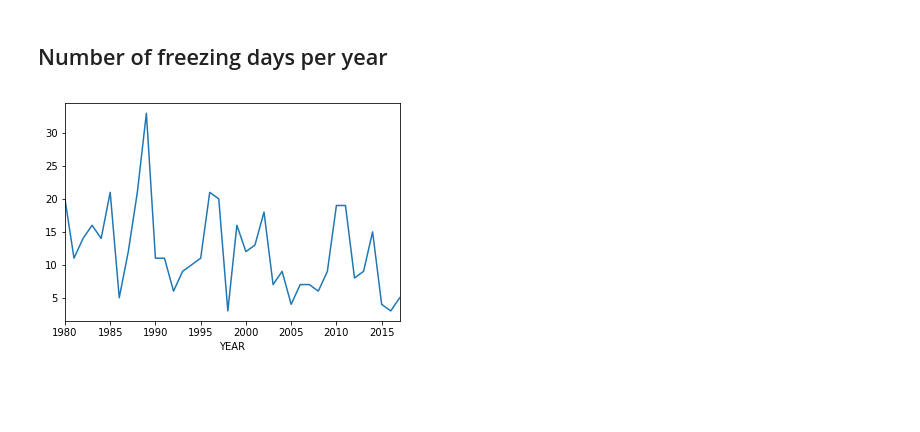
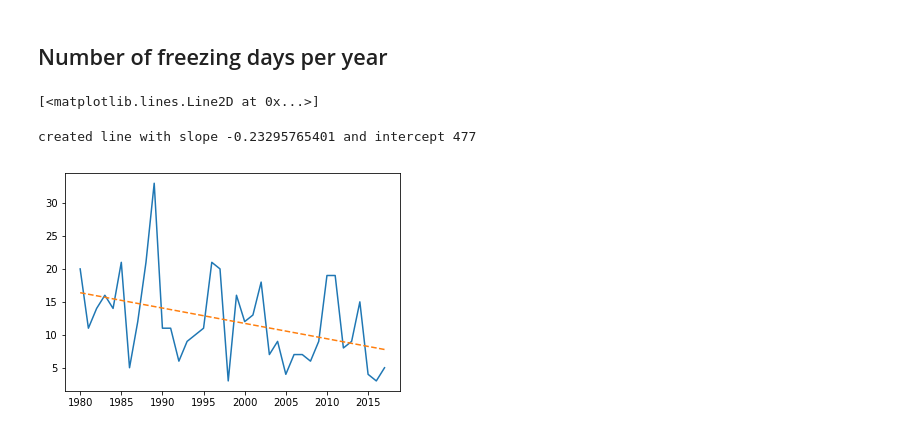
Before and after one commit to kjprice/climate, a Jupyter notebook: notebooks/HoustonWeather.ipynb, the cells around one changed output. Drawn from its saved outputs; the diff is of its cells as text; code cells hidden in the pictures; blank space fills up the shorter version.

Commit message:
include abline

```diff
--- a/notebooks/HoustonWeather.ipynb
+++ b/notebooks/HoustonWeather.ipynb
@@ -59,7 +59,7 @@ plt.show()
 # %%
 #freezing_dates['YEAR'] = freezing_dates['DATE']
 #freezing_dates['DATE'].iloc[0][0:4]
-year = freezing_dates['DATE'].apply(lambda date: date[0:4])
+year = freezing_dates['DATE'].apply(lambda date: str(date[0:4]))
 freezing_dates.insert(loc=0, column='YEAR', value = year.values)
 freezing_dates.head()
 # %% [output]
@@ -71,9 +71,25 @@ freezing_dates.head()
 | 73895 | 1980 | USW00012960 | HOUSTON INTERCONTINENTAL AIRPORT,... | 1980-02-02 | 1.4 | ,,0 | 0.0 | ,,0 | NaN | ... |
 # %% [markdown]
 ## Number of freezing days per year
-# %%
-freezing_dates.groupby('YEAR')['TMIN'].count().plot.line()
-plt.show()
-#freezing_dates.groupby('YEAR')['TMIN'].plot.bar()
-# %% [output]
-[figure, removed]
+# %%
+freezing_dates_by_year = freezing_dates.groupby('YEAR')['TMIN'].count()
+# freezing_dates_by_year.plot.line()
+
+x = freezing_dates['YEAR'].unique().astype(int)
+y = freezing_dates_by_year
+
+plt.plot(x, y, '-')
+# %% [output]
+[<matplotlib.lines.Line2D at 0x...>]
+# %%
+slope, intercept = np.polyfit(x, y, 1)
+abline_values = [slope * i + intercept for i in x]
+
+print('created line with slope %s and intercept %d' % (slope, intercept))
+
+plt.plot(x, abline_values, '--')
+
+plt.show()
+# %% [output]
+created line with slope -0.23295765401 and intercept 477
+[figure, added]
```
